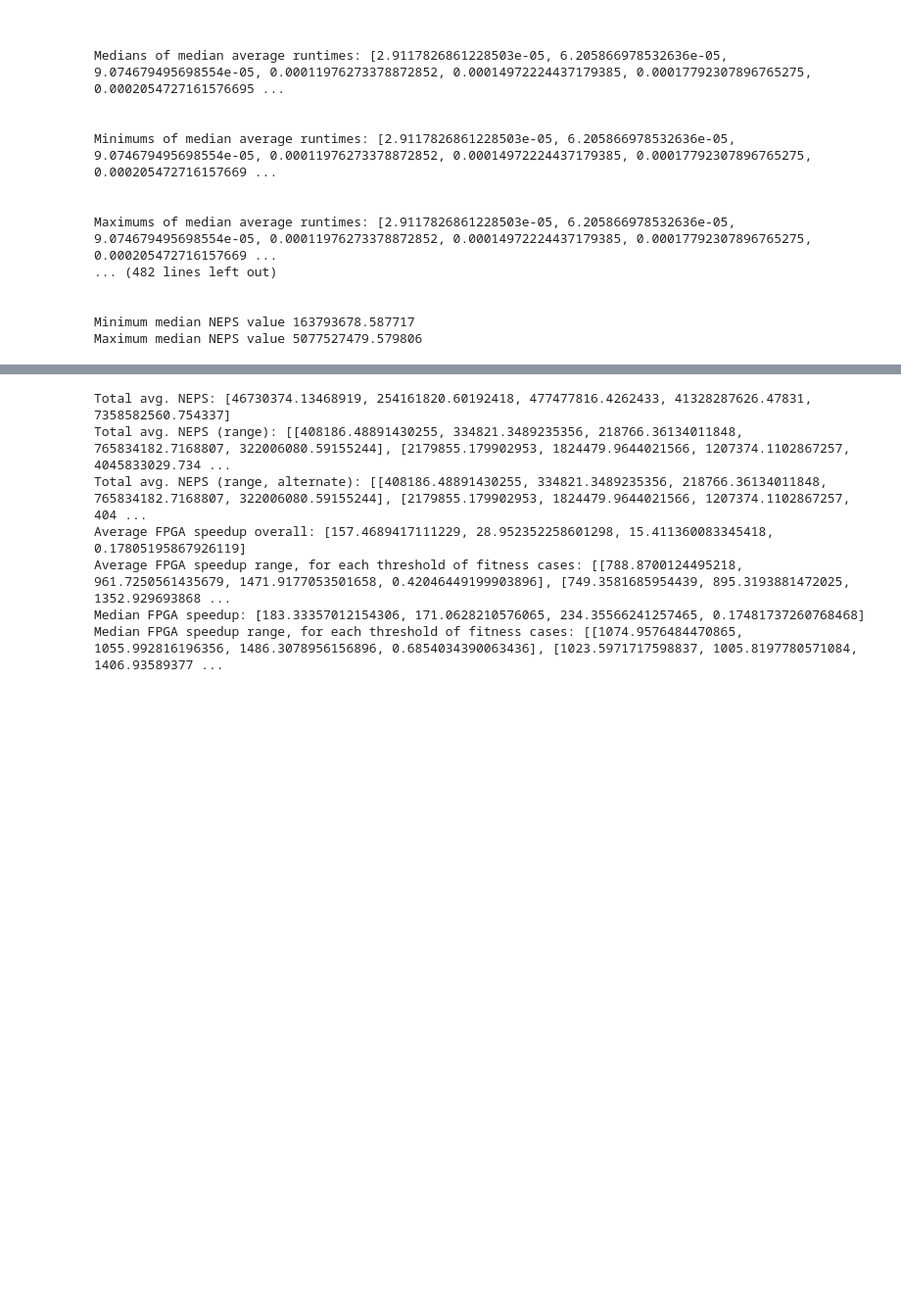
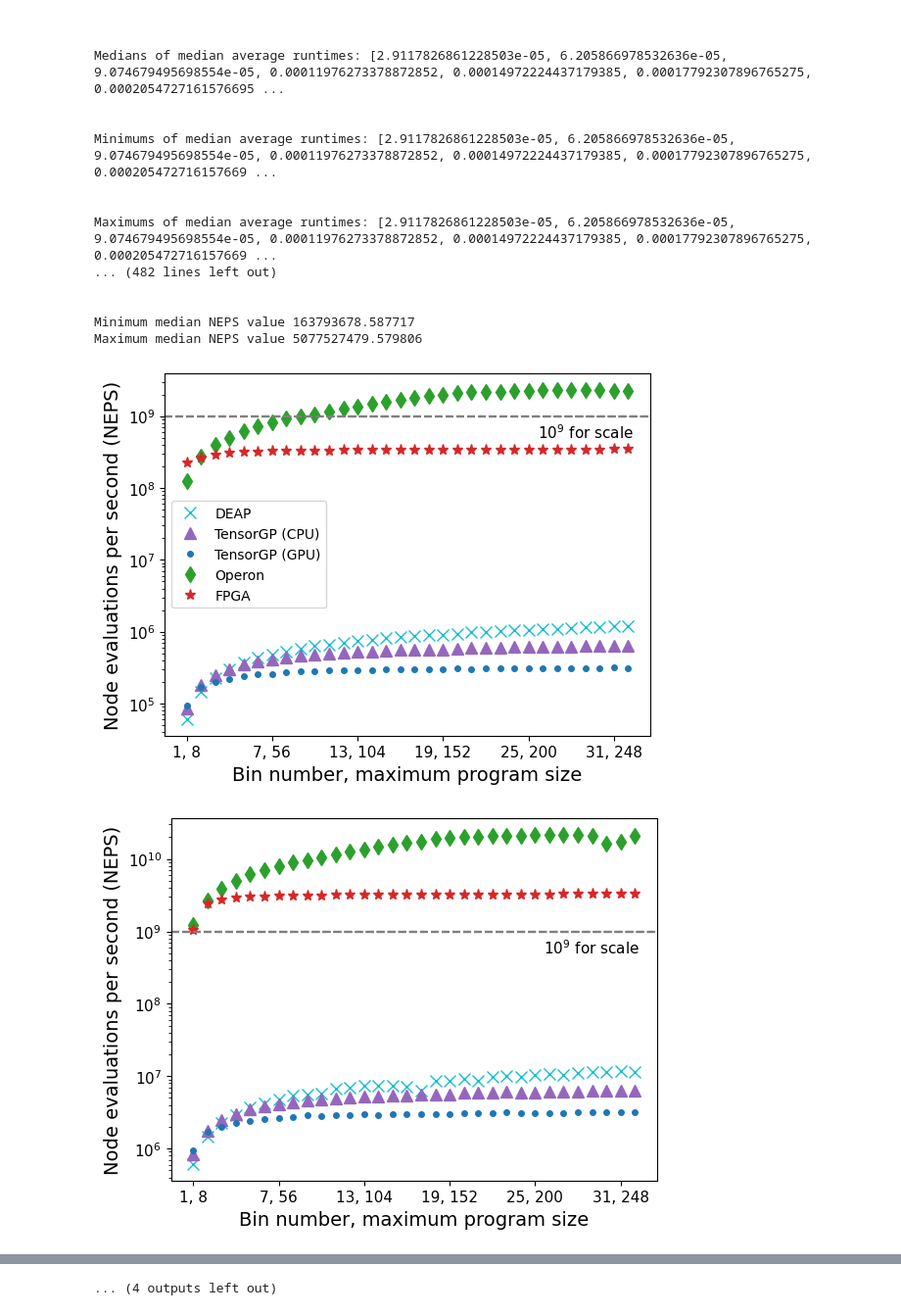
Before and after one commit to christophercrary/conference-cases-2022, a Jupyter notebook: experiment/tools/stats.ipynb, the cells around one changed output, grey strips where cells are left out. Shown at 98% size. Drawn from its saved outputs; the diff is of its cells as text; code cells hidden in the pictures; blank space fills up the shorter version.

Commit message:
Add graphics for new results to `stats` notebook.

```diff
--- a/experiment/tools/stats.ipynb
+++ b/experiment/tools/stats.ipynb
@@ -1093,30 +1093,30 @@ for i, (name, (_, _, max_size, bin_size)) in enumerate(
             for neps in y:
                 all_neps[t].append(neps)
 
-            # plt.plot(
-            #     x, y, label=f'{tool}', color=colors[t], marker=markers[t],
-            #     markersize=8, linestyle='None')
-            # plt.axhline(y=1e9, color='gray', linestyle='dashed')
+            plt.plot(
+                x, y, label=f'{tool}', color=colors[t], marker=markers[t],
+                markersize=8, linestyle='None')
+            plt.axhline(y=1e9, color='gray', linestyle='dashed')
 
 
-        # plt.text(
-        #     scale_text_x[i][j], scale_text_y[i][j], '$10^9$ for scale',
-        #     weight='normal', fontsize = 11)
+        plt.text(
+            scale_text_x[i][j], scale_text_y[i][j], '$10^9$ for scale',
+            weight='normal', fontsize = 11)
 
-        # plt.xlabel('Bin number, maximum program size', fontsize=14)
-        # plt.xticks(index, [f'{str(i_)}, {str(i)}'
-        #     for i, i_ in zip(index, index_)], fontsize=11)
-        # plt.yticks(fontsize=11)
-        # plt.locator_params(axis='x', nbins=6)
-        # plt.ylabel('Node evaluations per second (NEPS)', fontsize=14)
-        # plt.yscale('log')
-        # if print_legend[i][j]:
-        #     plt.legend(loc='center left')
-        # plt.savefig(f'{graphics_dir}/{name}/median_neps_{nfc}.svg')
-        # plt.savefig(
-        #     f'{graphics_dir}/{name}/median_neps_{nfc}.png',
-        #     dpi=600)
-        # plt.show()
+        plt.xlabel('Bin number, maximum program size', fontsize=14)
+        plt.xticks(index, [f'{str(i_)}, {str(i)}'
+            for i, i_ in zip(index, index_)], fontsize=11)
+        plt.yticks(fontsize=11)
+        plt.locator_params(axis='x', nbins=6)
+        plt.ylabel('Node evaluations per second (NEPS)', fontsize=14)
+        plt.yscale('log')
+        if print_legend[i][j]:
+            plt.legend(loc='center left')
+        plt.savefig(f'{graphics_dir}/{name}/median_neps_{nfc}.svg')
+        plt.savefig(
+            f'{graphics_dir}/{name}/median_neps_{nfc}.png',
+            dpi=600)
+        plt.show()
 
 
 # Average NEPS for each tool.
@@ -1158,30 +1158,32 @@ total_median_neps = [np.median([np.median([average_neps[i][j][t]
 total_median_neps_range = [[np.median([np.median([average_neps[i][j][t]
     for j, _ in enumerate(num_fitness_cases[:n+1])])
     for i, _ in enumerate(function_sets.items())])
     for t, _ in enumerate(tools)] for n, _ in enumerate(num_fitness_cases)]
 
 avg_fpga_speedup = [total_avg_neps[4] / neps
     for neps in total_avg_neps[:4]]
 
 avg_fpga_speedup_range = [[total_avg_neps_range_alt[i][4] / neps
     for neps in total_avg_neps_range_alt[i][:4]]
     for i, _ in enumerate(num_fitness_cases)]
 
 median_fpga_speedup = [total_median_neps[4] / neps
     for neps in total_median_neps[:4]]
 
 median_fpga_speedup_range = [[total_median_neps_range[i][4] / neps
     for neps in total_median_neps_range[i][:4]]
     for i, _ in enumerate(num_fitness_cases)]
 
 
 print(f'Average FPGA speedup overall: {avg_fpga_speedup}')
 
 print(f'Average FPGA speedup range, for each threshold of fitness cases: '
       f'{avg_fpga_speedup_range}')
 
 print(f'Median FPGA speedup: {median_fpga_speedup}')
 
 print(f'Median FPGA speedup range, for each threshold of fitness cases: '
       f'{median_fpga_speedup_range}')
 # %% [output]
+[figure, added]
+[figure, added]
@@ -1188,7 +1200 @@ print(f'Median FPGA speedup range, for each threshold of fitness cases: '
-Total avg. NEPS: [46730374.13468919, 254161820.60192418, 477477816.4262433, 41328287626.47831, 7358582560.754337]
-Total avg. NEPS (range): [[408186.48891430255, 334821.3489235356, 218766.36134011848, 765834182.7168807, 322006080.59155244], [2179855.179902953, 1824479.9644021566, 1207374.1102867257, 4045833029.734 ...
-Total avg. NEPS (range, alternate): [[408186.48891430255, 334821.3489235356, 218766.36134011848, 765834182.7168807, 322006080.59155244], [2179855.179902953, 1824479.9644021566, 1207374.1102867257, 404 ...
-Average FPGA speedup overall: [157.4689417111229, 28.952352258601298, 15.411360083345418, 0.17805195867926119]
-Average FPGA speedup range, for each threshold of fitness cases: [[788.8700124495218, 961.7250561435679, 1471.9177053501658, 0.42046449199903896], [749.3581685954439, 895.3193881472025, 1352.929693868 ...
-Median FPGA speedup: [183.33357012154306, 171.0628210576065, 234.35566241257465, 0.17481737260768468]
-Median FPGA speedup range, for each threshold of fitness cases: [[1074.9576484470865, 1055.992816196356, 1486.3078956156896, 0.6854034390063436], [1023.5971717598837, 1005.8197780571084, 1406.93589377 ...
+... (4 outputs left out)
```
Also changed, not shown: parts of 1 cell of this notebook, 42 other files.
